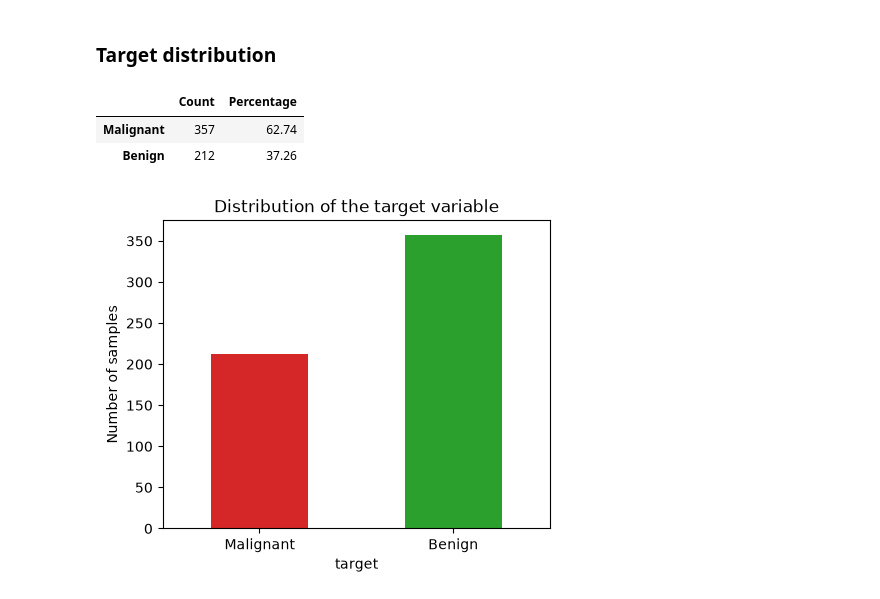
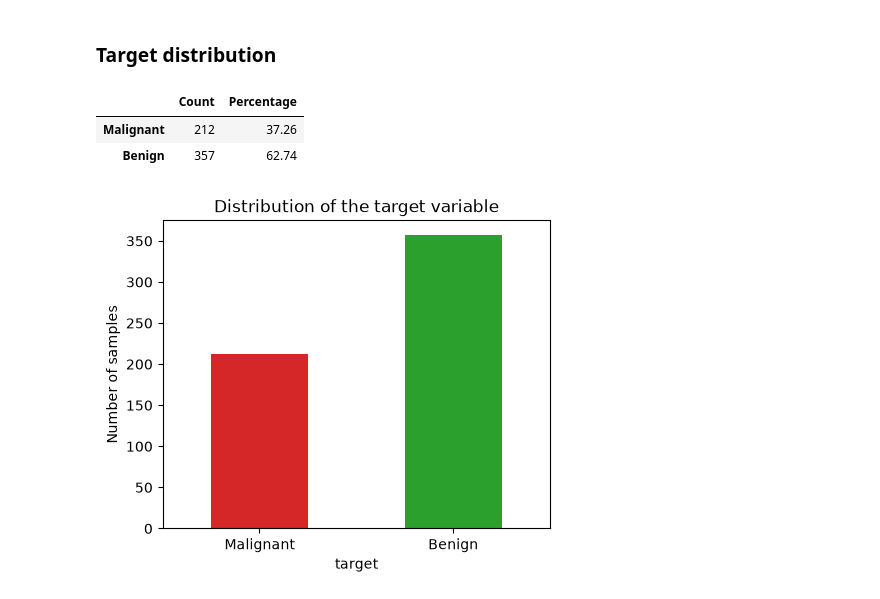
Before and after one commit to martamacri/Calibration_of_Probabilities, a Jupyter notebook: notebooks/Breast_cancer_analysis_01.ipynb, the cells around one changed output. Saved outputs shown, nothing was run; the diff lists cells and outputs as text; code cells hidden in the pictures.

```diff
--- a/notebooks/Breast_cancer_analysis_01.ipynb
+++ b/notebooks/Breast_cancer_analysis_01.ipynb
@@ -124,17 +124,19 @@ plt.show()
 ### Target distribution
 # %%
 target_summary = pd.DataFrame({
-    "Count": df["target"].value_counts(),
-    "Percentage": (df["target"].value_counts(normalize=True) * 100).round(2)
+    "Count": df["target"].value_counts().sort_index(),
+    "Percentage": (
+        df["target"].value_counts(normalize=True).sort_index() * 100
+    ).round(2)
 })
 
 target_summary.index = ["Malignant", "Benign"]
 
 display(target_summary)
 # %% [output]
 |  | Count | Percentage |
-| Malignant | 357 | 62.74 |
-| Benign | 212 | 37.26 |
+| Malignant | 212 | 37.26 |
+| Benign | 357 | 62.74 |
 # %%
 plt.figure(figsize=(5,4))
 
```
Also changed, not shown: parts of 7 cells of this notebook.
